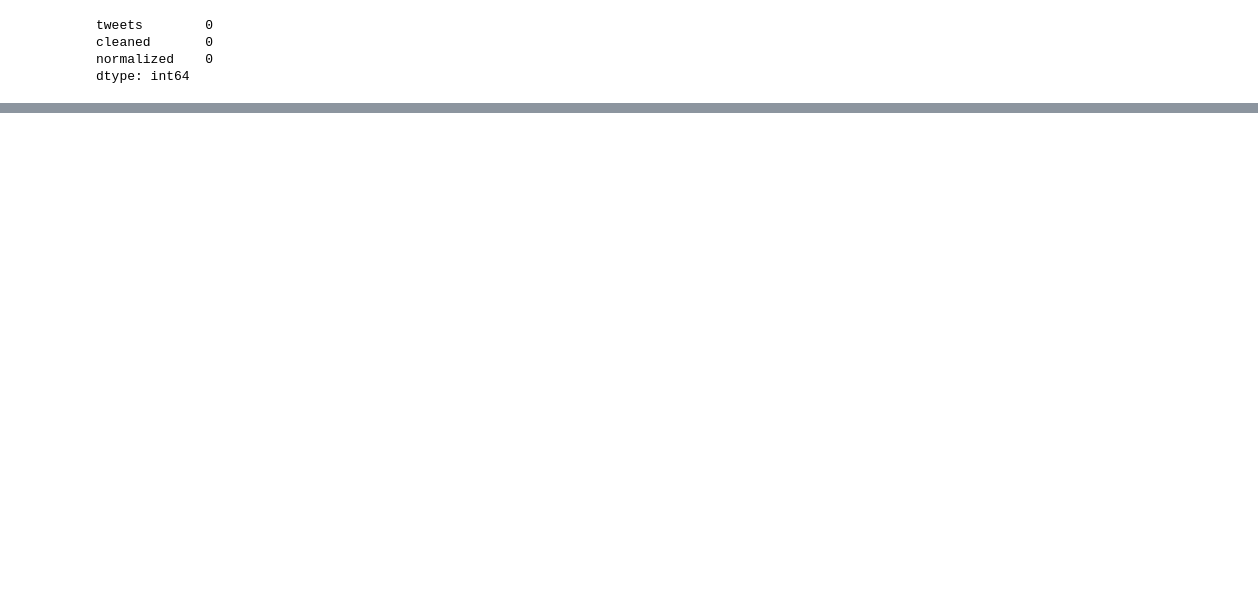
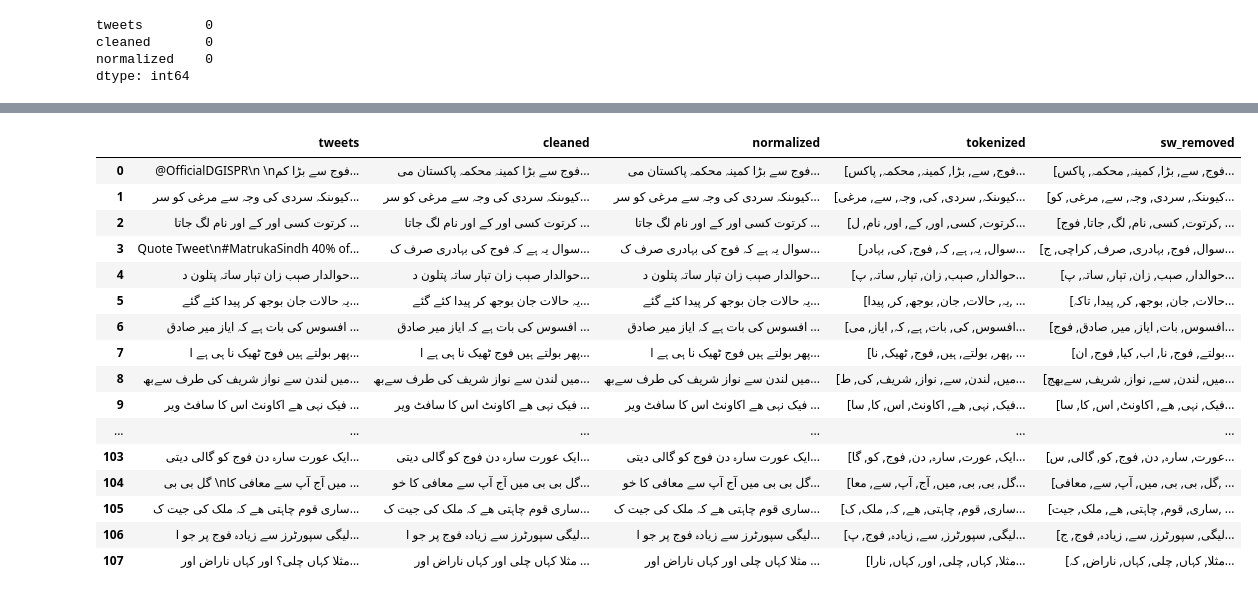
Before and after one commit to hussnain-imtiaz/Urdu-Tweets-Sentiment-Analysis, a Jupyter notebook: Sentiment Analysis/Scrape&Tokenize/Data Preprocessing Template.ipynb, the cells around one changed output, grey strips where cells are left out. Saved outputs shown, nothing was run; the diff lists cells and outputs as text; code cells hidden in the pictures; blank space fills up the shorter version.

```diff
--- a/Sentiment Analysis/Scrape&Tokenize/Data Preprocessing Template.ipynb
+++ b/Sentiment Analysis/Scrape&Tokenize/Data Preprocessing Template.ipynb
@@ -54,6 +55,11 @@ def normalization(text):
         return float(Text)
     else:
         return Text
+# %%
+sw=pd.read_json("stopwords-ur.json.txt")[0].tolist()
+def remove_stopwords(tokenized_text):
+    Text=[w for w in tokenized_text if w not in sw]
+    return Text
 # %% [markdown]
 ### Data Preprocessing
 # %%
@@ -186,0 +194,22 @@ df[:300]
+# %%
+df["sw_removed"]=df.tokenized.apply(lambda x: remove_stopwords(x))
+# %%
+df[:100]
+# %% [output]
+|  | tweets | cleaned | normalized | tokenized | sw_removed |
+| 0 | @OfficialDGISPR\n \nفوج سے بڑا کم... | فوج سے بڑا کمینہ محکمہ پاکستان می... | فوج سے بڑا کمینہ محکمہ پاکستان می... | [فوج, سے, بڑا, کمینہ, محکمہ, پاکس... | [فوج, سے, بڑا, کمینہ, محکمہ, پاکس... |
+| 1 | کیوںنکہ سردی کی وجہ سے مرغی کو سر... | کیوںنکہ سردی کی وجہ سے مرغی کو سر... | کیوںنکہ سردی کی وجہ سے مرغی کو سر... | [کیوںنکہ, سردی, کی, وجہ, سے, مرغی... | [کیوںنکہ, سردی, وجہ, سے, مرغی, کو... |
+| 2 | کرتوت کسی اور کے اور نام لگ جاتا ... | کرتوت کسی اور کے اور نام لگ جاتا ... | کرتوت کسی اور کے اور نام لگ جاتا ... | [کرتوت, کسی, اور, کے, اور, نام, ل... | [کرتوت, کسی, نام, لگ, جاتا, فوج, ... |
+| 3 | Quote Tweet\n#MatrukaSindh 40% of... | سوال یہ ہے کہ فوج کی بہادری صرف ک... | سوال یہ ہے کہ فوج کی بہادری صرف ک... | [سوال, یہ, ہے, کہ, فوج, کی, بہادر... | [سوال, فوج, بہادری, صرف, کراچی, ج... |
+| 4 | حوالدار صٻب زان تٻار ساتہ پتلون د... | حوالدار صٻب زان تٻار ساتہ پتلون د... | حوالدار صٻب زان تٻار ساتہ پتلون د... | [حوالدار, صٻب, زان, تٻار, ساتہ, پ... | [حوالدار, صٻب, زان, تٻار, ساتہ, پ... |
+| 5 | یہ حالات جان بوجھ کر پیدا کئے گئے... | یہ حالات جان بوجھ کر پیدا کئے گئے... | یہ حالات جان بوجھ کر پیدا کئے گئے... | [یہ, حالات, جان, بوجھ, کر, پیدا, ... | [حالات, جان, بوجھ, کر, پیدا, تاکہ... |
+| 6 | افسوس کی بات ہے کہ ایاز میر صادق ... | افسوس کی بات ہے کہ ایاز میر صادق ... | افسوس کی بات ہے کہ ایاز میر صادق ... | [افسوس, کی, بات, ہے, کہ, ایاز, می... | [افسوس, بات, ایاز, میر, صادق, فوج... |
+| 7 | پھر بولتے ہیں فوج ٹھیک نا ہی ہے ا... | پھر بولتے ہیں فوج ٹھیک نا ہی ہے ا... | پھر بولتے ہیں فوج ٹھیک نا ہی ہے ا... | [پھر, بولتے, ہیں, فوج, ٹھیک, نا, ... | [بولتے, فوج, نا, اب, کیا, فوج, ان... |
+| 8 | میں لندن سے نواز شریف کی طرف سےبھ... | میں لندن سے نواز شریف کی طرف سےبھ... | میں لندن سے نواز شریف کی طرف سےبھ... | [میں, لندن, سے, نواز, شریف, کی, ط... | [میں, لندن, سے, نواز, شریف, سےبھج... |
+| 9 | فیک نہی ھے اکاونٹ اس کا سافٹ ویر ... | فیک نہی ھے اکاونٹ اس کا سافٹ ویر ... | فیک نہی ھے اکاونٹ اس کا سافٹ ویر ... | [فیک, نہی, ھے, اکاونٹ, اس, کا, سا... | [فیک, نہی, ھے, اکاونٹ, اس, کا, سا... |
+| ... | ... | ... | ... | ... | ... |
+| 103 | ایک عورت سارہ دن فوج کو گالی دیتی... | ایک عورت سارہ دن فوج کو گالی دیتی... | ایک عورت سارہ دن فوج کو گالی دیتی... | [ایک, عورت, سارہ, دن, فوج, کو, گا... | [عورت, سارہ, دن, فوج, کو, گالی, س... |
+| 104 | گل بی بی \nمیں آج آپ سے معافی کا ... | گل بی بی میں آج آپ سے معافی کا خو... | گل بی بی میں آج آپ سے معافی کا خو... | [گل, بی, بی, میں, آج, آپ, سے, معا... | [گل, بی, بی, میں, آپ, سے, معافی, ... |
+| 105 | ساری قوم چاہتی ھے کہ ملک کی جیت ک... | ساری قوم چاہتی ھے کہ ملک کی جیت ک... | ساری قوم چاہتی ھے کہ ملک کی جیت ک... | [ساری, قوم, چاہتی, ھے, کہ, ملک, ک... | [ساری, قوم, چاہتی, ھے, ملک, جیت, ... |
+| 106 | لیگی سپورٹرز سے زیادہ فوج پر جو ا... | لیگی سپورٹرز سے زیادہ فوج پر جو ا... | لیگی سپورٹرز سے زیادہ فوج پر جو ا... | [لیگی, سپورٹرز, سے, زیادہ, فوج, پ... | [لیگی, سپورٹرز, سے, زیادہ, فوج, ج... |
+| 107 | مثلا کہاں چلی؟ اور کہاں ناراض اور... | مثلا کہاں چلی اور کہاں ناراض اور ... | مثلا کہاں چلی اور کہاں ناراض اور ... | [مثلا, کہاں, چلی, اور, کہاں, نارا... | [مثلا, کہاں, چلی, کہاں, ناراض, کہ... |
```
Also changed, not shown: parts of 18 cells of this notebook.
